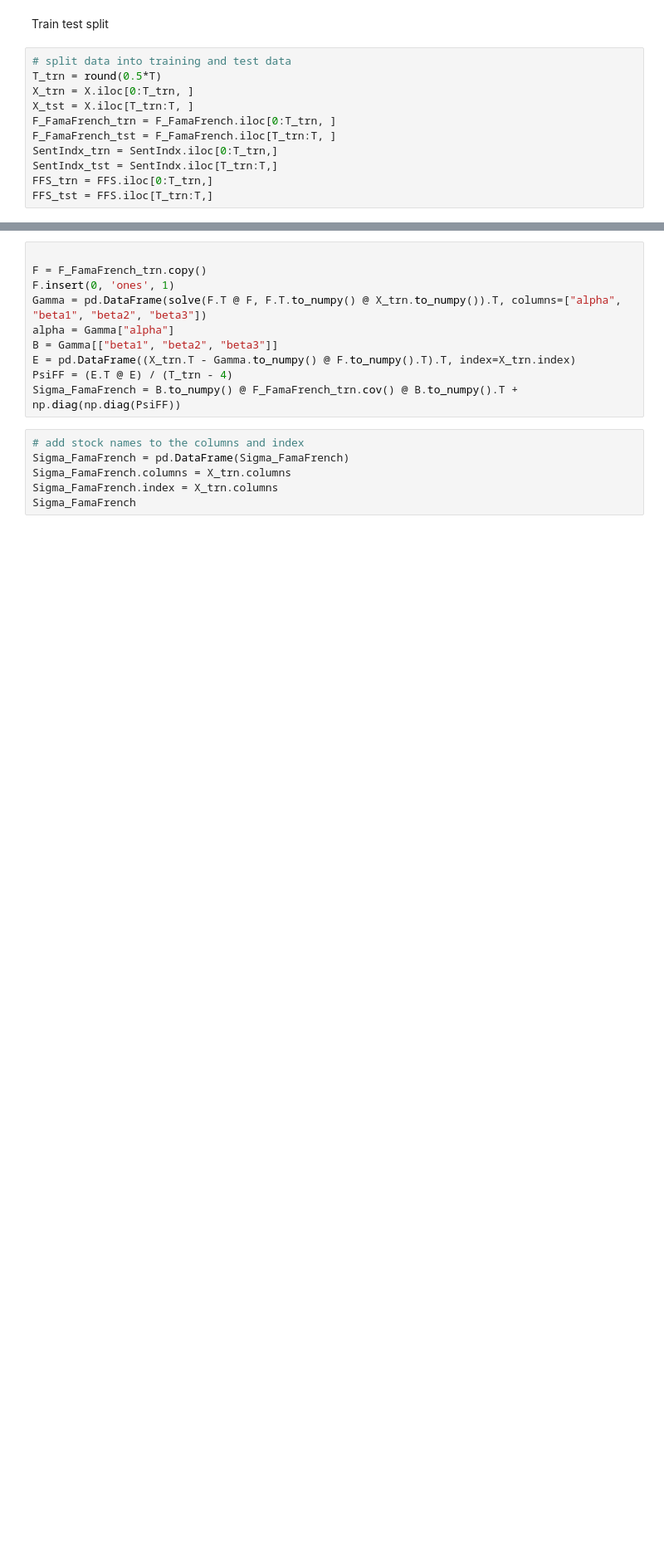
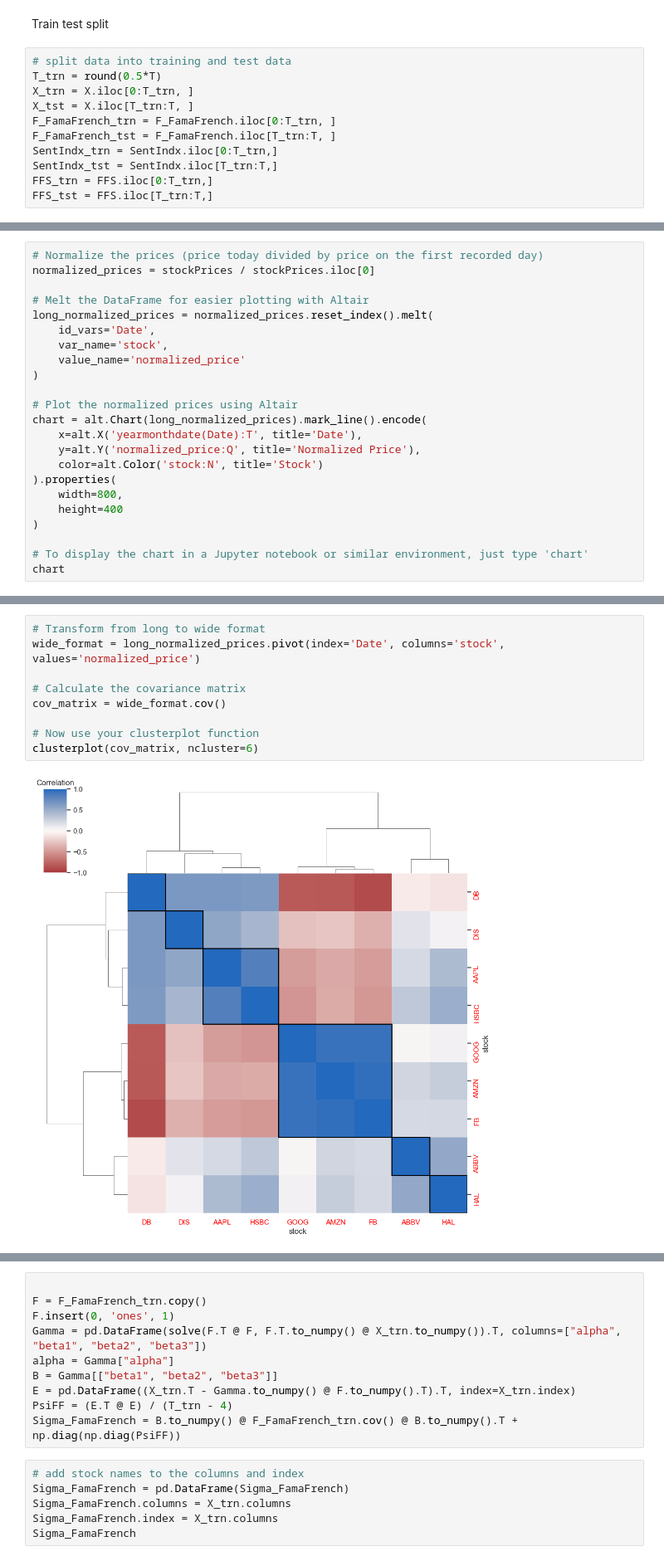
Before and after one commit to ruimaciell/2nd_homework_ml, a Jupyter notebook: HW2_2_rui.ipynb, the cells around one changed output, grey strips where cells are left out. Shown at 83% size. Cells and saved outputs as stored; diff of their text form; blank space fills up the shorter version.

```diff
--- a/HW2_2_rui.ipynb
+++ b/HW2_2_rui.ipynb
@@ -149,0 +152,23 @@ FFS_tst = FFS.iloc[T_trn:T,]
+# %%
+# Normalize the prices (price today divided by price on the first recorded day)
+normalized_prices = stockPrices / stockPrices.iloc[0]
+
+# Melt the DataFrame for easier plotting with Altair
+long_normalized_prices = normalized_prices.reset_index().melt(
+    id_vars='Date',
+    var_name='stock',
+    value_name='normalized_price'
+)
+
+# Plot the normalized prices using Altair
+chart = alt.Chart(long_normalized_prices).mark_line().encode(
+    x=alt.X('yearmonthdate(Date):T', title='Date'),
+    y=alt.Y('normalized_price:Q', title='Normalized Price'),
+    color=alt.Color('stock:N', title='Stock')
+).properties(
+    width=800,
+    height=400
+)
+
+# To display the chart in a Jupyter notebook or similar environment, just type 'chart'
+chart
@@ -150 +193,12 @@ FFS_tst = FFS.iloc[T_trn:T,]
+# %%
+# Transform from long to wide format
+wide_format = long_normalized_prices.pivot(index='Date', columns='stock', values='normalized_price')
+
+# Calculate the covariance matrix
+cov_matrix = wide_format.cov()
+
+# Now use your clusterplot function
+clusterplot(cov_matrix, ncluster=6)
+# %% [output]
+[figure, added]
 # %% [markdown]
```
Also changed, not shown: parts of 7 cells of this notebook, 3 other files.
